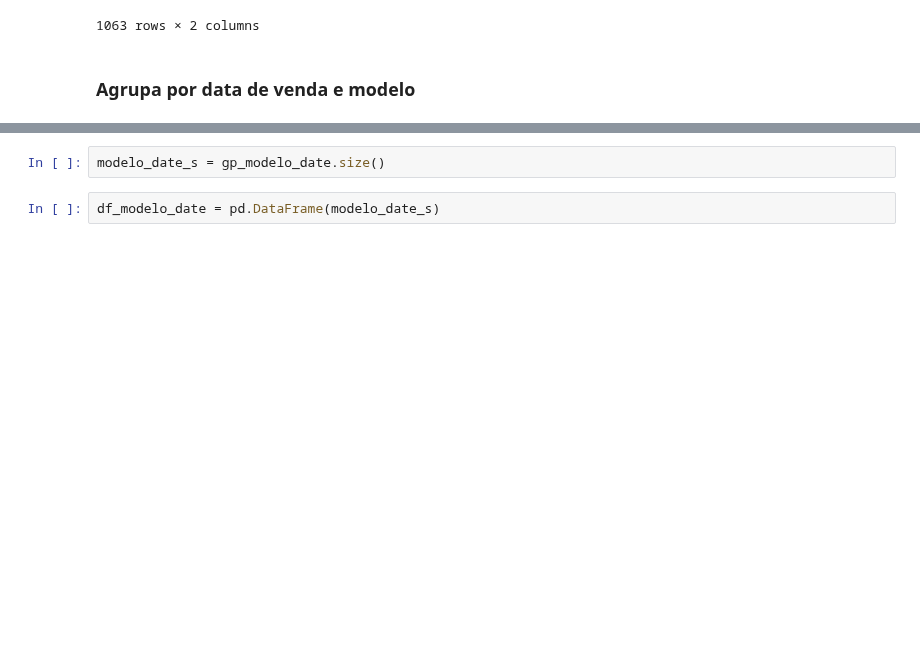
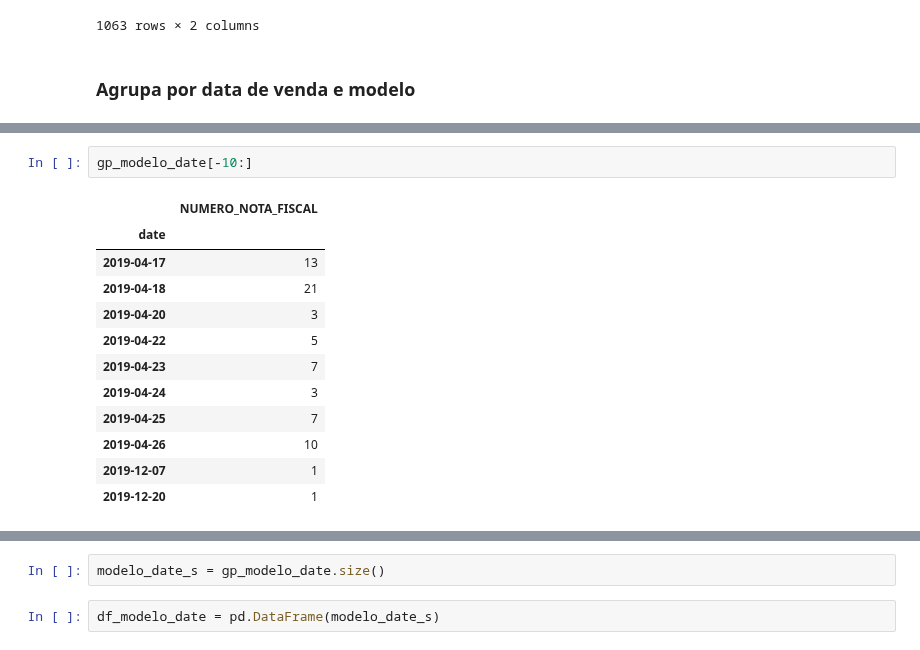
Before and after one commit to equipepontozip/sonic-the-movie, a Jupyter notebook: exploratoria/exploratoria-vendas.ipynb, the cells around one changed output, grey strips where cells are left out. Cells and saved outputs as stored; diff of their text form; blank space fills up the shorter version.

```diff
--- a/exploratoria/exploratoria-vendas.ipynb
+++ b/exploratoria/exploratoria-vendas.ipynb
@@ -194,0 +224,15 @@ gp_modelo_date = df_vendas.groupby(['DTA_ENTRADA_SAIDA', 'MODELO'])
+# %%
+gp_modelo_date[-10:]
+# %% [output]
+|  | NUMERO_NOTA_FISCAL |
+| date |  |
+| 2019-04-17 | 13 |
+| 2019-04-18 | 21 |
+| 2019-04-20 | 3 |
+| 2019-04-22 | 5 |
+| 2019-04-23 | 7 |
+| 2019-04-24 | 3 |
+| 2019-04-25 | 7 |
+| 2019-04-26 | 10 |
+| 2019-12-07 | 1 |
+| 2019-12-20 | 1 |
```
Also changed, not shown: parts of 9 cells of this notebook.
